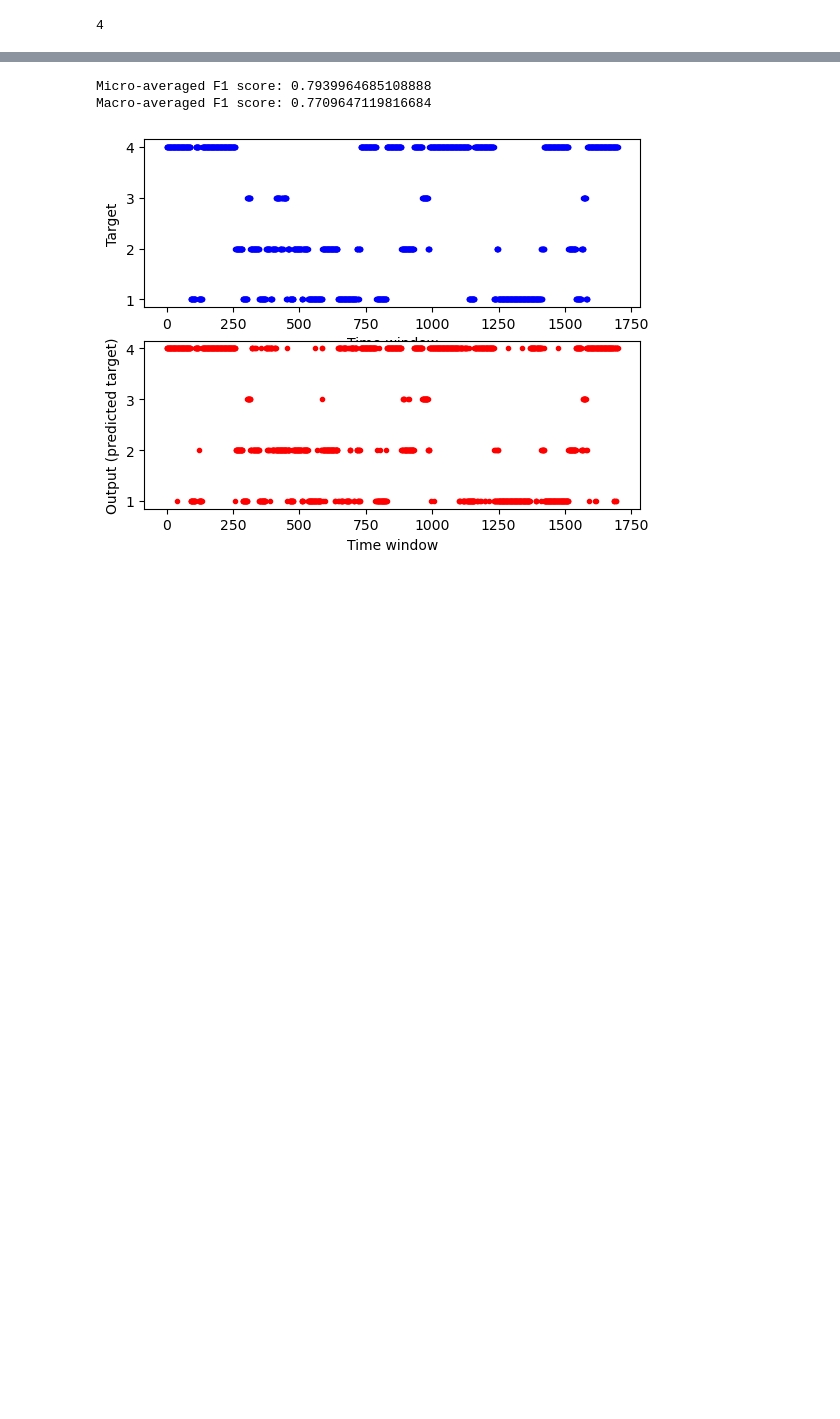
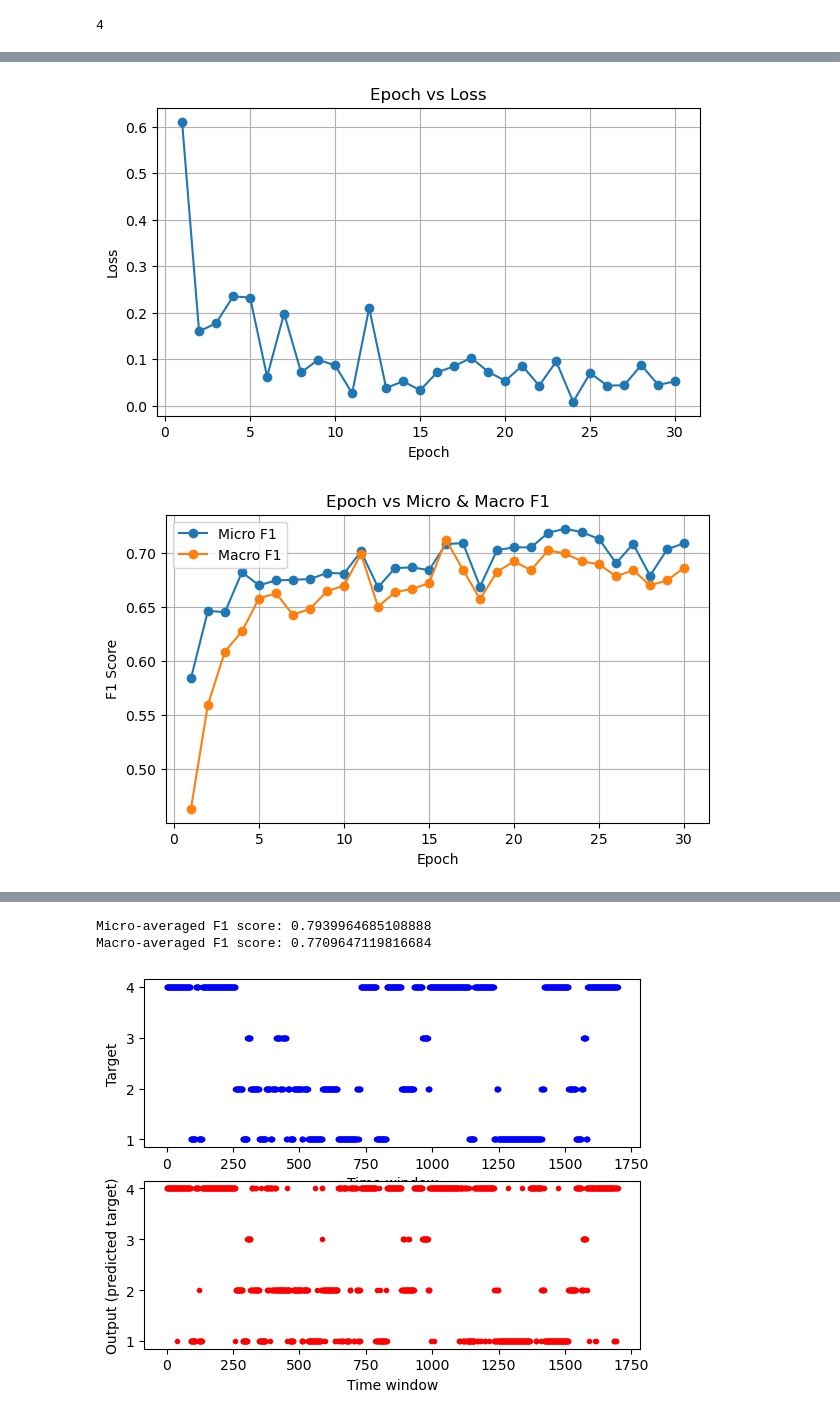
Before and after one commit to Flaresun/CSDS340CaseStudy2, a Jupyter notebook: CSDS340Case2.ipynb, the cells around one changed output, grey strips where cells are left out. Drawn from its saved outputs; the diff is of its cells as text; code cells hidden in the pictures; blank space fills up the shorter version.

```diff
--- a/CSDS340Case2.ipynb
+++ b/CSDS340Case2.ipynb
@@ -934,5 +1115,5 @@ num_classes
 # %%
 %%time
 lstm = LSTMModel(num_classes=num_classes)
-train_model(lstm, train_loader, val_loader, epochs=30, lr=1e-3)
+historyLSTM = train_model(lstm, train_loader, val_loader, epochs=30, lr=1e-3)
 # %% [output]
@@ -956,3 +1137,8 @@ Wall time: 40.9 s
+# %%
+plotResults(historyLSTM)
+# %% [output]
+[figure, added]
+[figure, added]
 # %%
 %%time
 gru = GRUModel(num_classes=num_classes)
```
Also changed, not shown: parts of 34 cells of this notebook.
